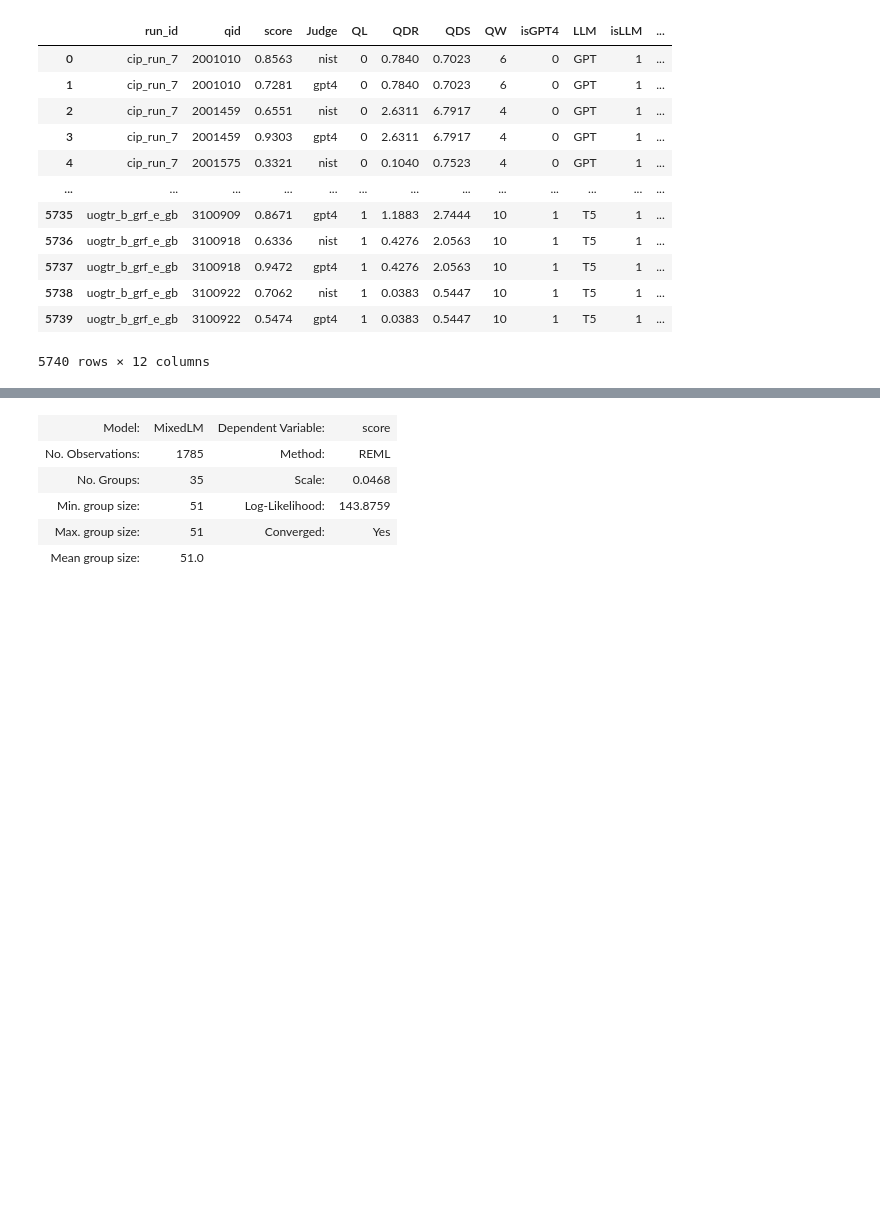
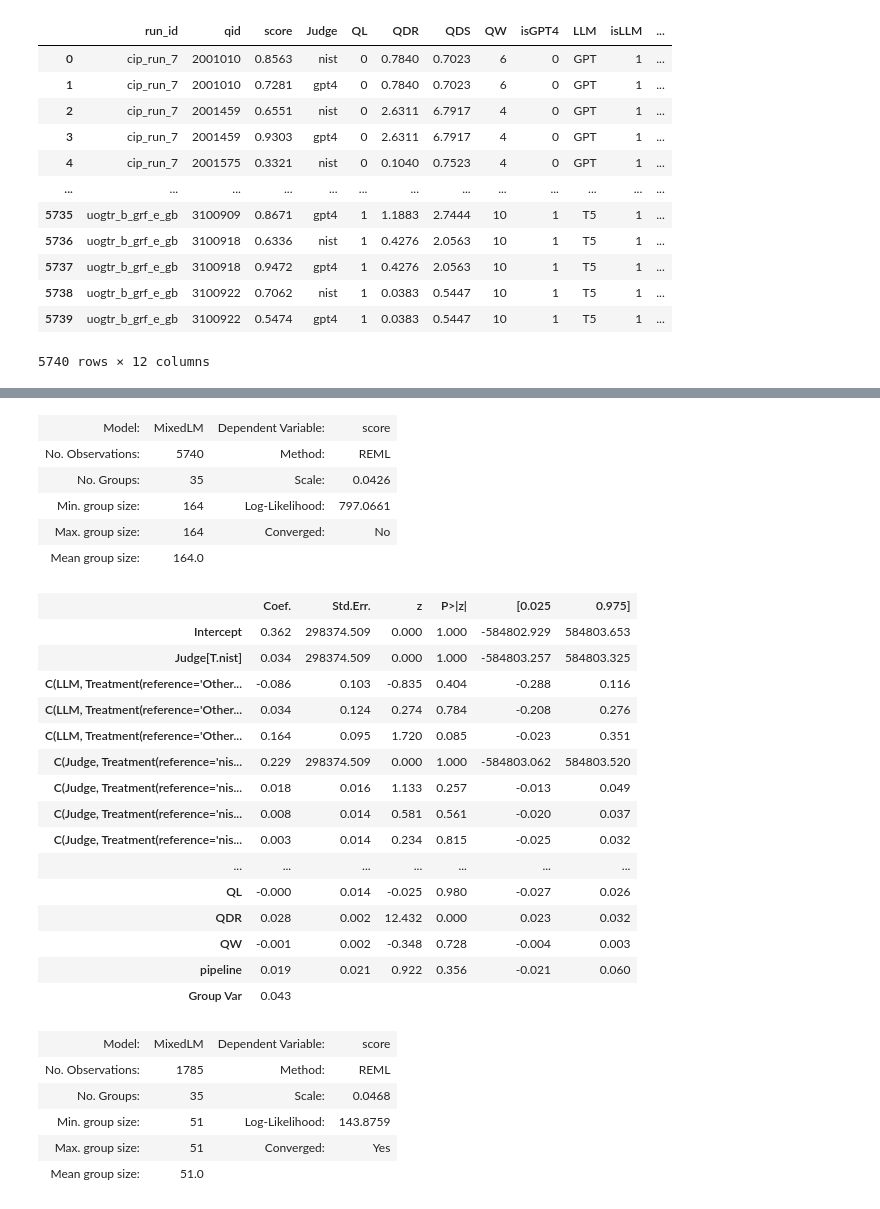
Before and after one commit to rahmanidashti/BiasSyntheticData, a Jupyter notebook: 1-mixed-effect-analysis.ipynb, the cells around one changed output, grey strips where cells are left out. Saved outputs shown, nothing was run; the diff lists cells and outputs as text; code cells hidden in the pictures; blank space fills up the shorter version.

```diff
--- a/1-mixed-effect-analysis.ipynb
+++ b/1-mixed-effect-analysis.ipynb
@@ -74,3 +99,32 @@ data
+# %%
+mixed_model_int = "score ~ isGPT4 + Judge + QL + QDR + QW + C(LLM, Treatment(reference='Other'))+ C(Judge, Treatment(reference='nist')) *C(LLM, Treatment(reference='Other')) + isGPT4*C(LLM, Treatment(reference='Other')) + pipeline"
+# %%
+model = sm.MixedLM.from_formula(mixed_model_int, data, groups=data["run_id"])
+result = model.fit()
+result.summary()
+# %% [output]
+| Model: | MixedLM | Dependent Variable: | score |
+| No. Observations: | 5740 | Method: | REML |
+| No. Groups: | 35 | Scale: | 0.0426 |
+| Min. group size: | 164 | Log-Likelihood: | 797.0661 |
+| Max. group size: | 164 | Converged: | No |
+| Mean group size: | 164.0 |  |  |
+|  | Coef. | Std.Err. | z | P>|z| | [0.025 | 0.975] |
+| Intercept | 0.362 | 298374.509 | 0.000 | 1.000 | -584802.929 | 584803.653 |
+| Judge[T.nist] | 0.034 | 298374.509 | 0.000 | 1.000 | -584803.257 | 584803.325 |
+| C(LLM, Treatment(reference='Other... | -0.086 | 0.103 | -0.835 | 0.404 | -0.288 | 0.116 |
+| C(LLM, Treatment(reference='Other... | 0.034 | 0.124 | 0.274 | 0.784 | -0.208 | 0.276 |
+| C(LLM, Treatment(reference='Other... | 0.164 | 0.095 | 1.720 | 0.085 | -0.023 | 0.351 |
+| C(Judge, Treatment(reference='nis... | 0.229 | 298374.509 | 0.000 | 1.000 | -584803.062 | 584803.520 |
+| C(Judge, Treatment(reference='nis... | 0.018 | 0.016 | 1.133 | 0.257 | -0.013 | 0.049 |
+| C(Judge, Treatment(reference='nis... | 0.008 | 0.014 | 0.581 | 0.561 | -0.020 | 0.037 |
+| C(Judge, Treatment(reference='nis... | 0.003 | 0.014 | 0.234 | 0.815 | -0.025 | 0.032 |
+| ... | ... | ... | ... | ... | ... | ... |
+| QL | -0.000 | 0.014 | -0.025 | 0.980 | -0.027 | 0.026 |
+| QDR | 0.028 | 0.002 | 12.432 | 0.000 | 0.023 | 0.032 |
+| QW | -0.001 | 0.002 | -0.348 | 0.728 | -0.004 | 0.003 |
+| pipeline | 0.019 | 0.021 | 0.922 | 0.356 | -0.021 | 0.060 |
+| Group Var | 0.043 |  |  |  |  |  |
 # %%
 real_queries_real_judgments = data[((data['Judge'] == 'nist') & (data['qid'].isin(real_queries_judged)))]
 synthetic_queries_real_judgments = data[((data['Judge'] == 'nist') & (data['qid'].isin(t5_queries_judged) | data['qid'].isin(gpt4_queries_judged)))]
```
Also changed, not shown: parts of 2 cells of this notebook, 5 other files.
